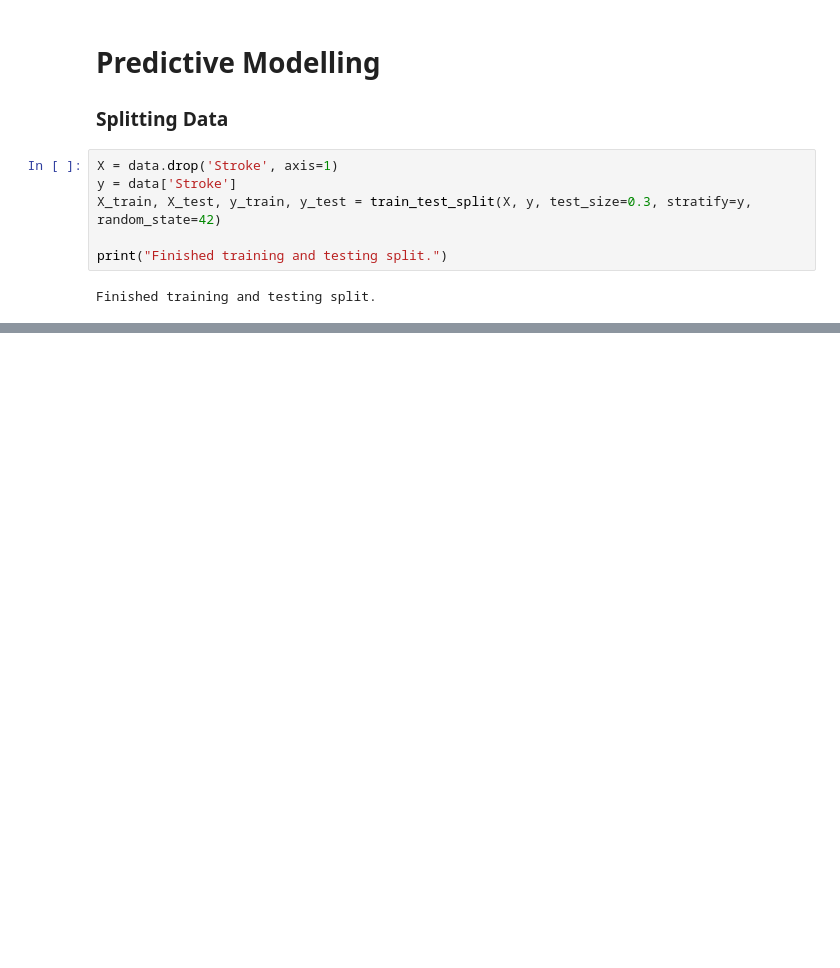
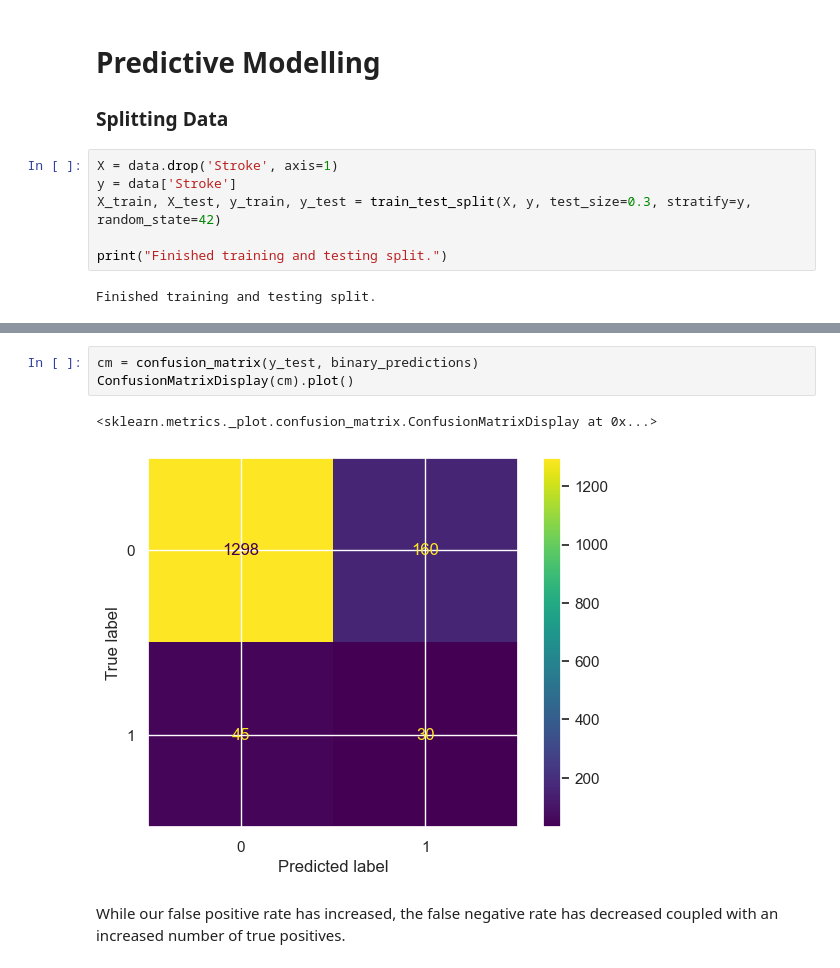
Before and after one commit to AdamSkog/Stroke-Risk-Classifier, a Jupyter notebook: StrokePred.ipynb, the cells around one changed output, grey strips where cells are left out. Saved outputs shown, nothing was run; the diff lists cells and outputs as text; blank space fills up the shorter version.

```diff
--- a/StrokePred.ipynb
+++ b/StrokePred.ipynb
@@ -277,0 +453,8 @@ Finished training and testing split.
+# %%
+cm = confusion_matrix(y_test, binary_predictions)
+ConfusionMatrixDisplay(cm).plot()
+# %% [output]
+<sklearn.metrics._plot.confusion_matrix.ConfusionMatrixDisplay at 0x...>
+[figure, added]
+# %% [markdown]
+While our false positive rate has increased, the false negative rate has decreased coupled with an increased number of true positives.
```
Also changed, not shown: parts of 24 cells of this notebook, 1 other file.
